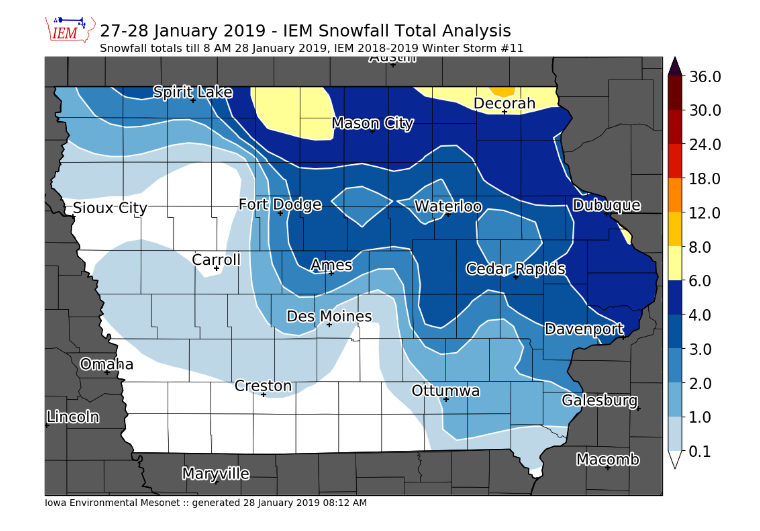
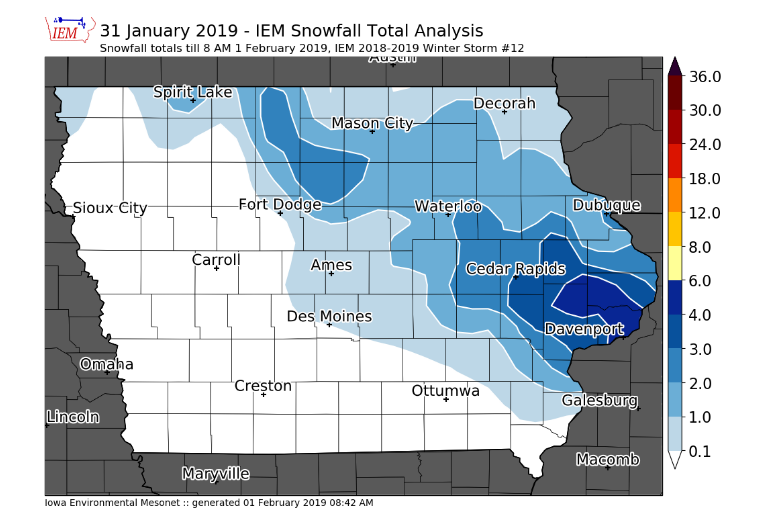
Before and after one commit to akrherz/DEV, a Jupyter notebook: coop/feature_snowfall_analysis.ipynb, the cells around one changed output. Saved outputs shown, nothing was run; the diff lists cells and outputs as text; code cells hidden in the pictures.

Commit message:
winter storm 12

```diff
--- a/coop/feature_snowfall_analysis.ipynb
+++ b/coop/feature_snowfall_analysis.ipynb
@@ -1,7 +1,7 @@
 # %%
 ####################
 # vvvvvvvvvvvvvvvvvvvvvvvvv
-STORM_NUMBER = 11
+STORM_NUMBER = 12
 SEASON = "1819"
 # ^^^^^^^^^^^^^^^^^^^^^^^^^
 ####################
@@ -78,9 +78,9 @@ def get_coop(dates):
     IEM.close()
     return data
 
-crows = get_coop( ['2019-01-28', '2019-01-28'] )
-sts = utc(2019, 1, 27, 18)
-ets = utc(2019, 1, 29, 12, 0)
+crows = get_coop( ['2019-02-01', '2019-02-01'] )
+sts = utc(2019, 1, 31, 21)
+ets = utc(2019, 2, 28, 12, 0)
 lrows = get_lsrs(sts, ets)
 
 df = pd.DataFrame(crows + lrows)
@@ -127,10 +127,15 @@ Found 597 observations (376 coop/221 lsrs) for consideration
 # %%
-cull = ['l13', 'MABM5', 'l146']
+cull = ['ALXI4', ]
 if cull:
     dfall.at[cull, 'useme'] = False
 
-hardcode = [['l20', 4.],
-            ['WEBI4', 3.8],
+hardcode = [['AESI4', 0.2],
+            ['IWAI4', 1.0],
+            ['NHPI4', 2.0],
+            ['VOLI4', 1.9],
+            ['FSCI4', 0.2],
+            ['IA-AL-6', 0.5],
+
            ]
 for sid, val in hardcode:
     dfall.at[sid, 'val'] = val
@@ -203,15 +208,15 @@ Attributes:
 # %%
 # now we are ready to plot!
 
 m = MapPlot(sector='iowa',
-            title='27-28 January 2019 - IEM Snowfall Total Analysis',
-            subtitle=("Snowfall totals till 8 AM 28 January 2019, "
+            title='31 January 2019 - IEM Snowfall Total Analysis',
+            subtitle=("Snowfall totals till 8 AM 1 February 2019, "
                       "IEM 2018-2019 Winter Storm #%s") % (STORM_NUMBER, ))
 vals = m.contourf(grid.longitude, grid.latitude, grid.vals, clevs, cmap=cmap)
 np.save("%s_events/%s_%s.npy" % (SEASON, SEASON, STORM_NUMBER), vals)
 #m.plot_values(np.array(df2.lon), np.array(df2.lat), np.array(df2.val), '%.2f')
 m.drawcounties()
 m.drawcities()
-m.postprocess(filename='190128.png')
+m.postprocess(filename='190201.png')
 # %% [output]
-[figure, old version]
+[figure, new version]
```
Also changed, not shown: parts of 2 cells of this notebook, 1 other file.
